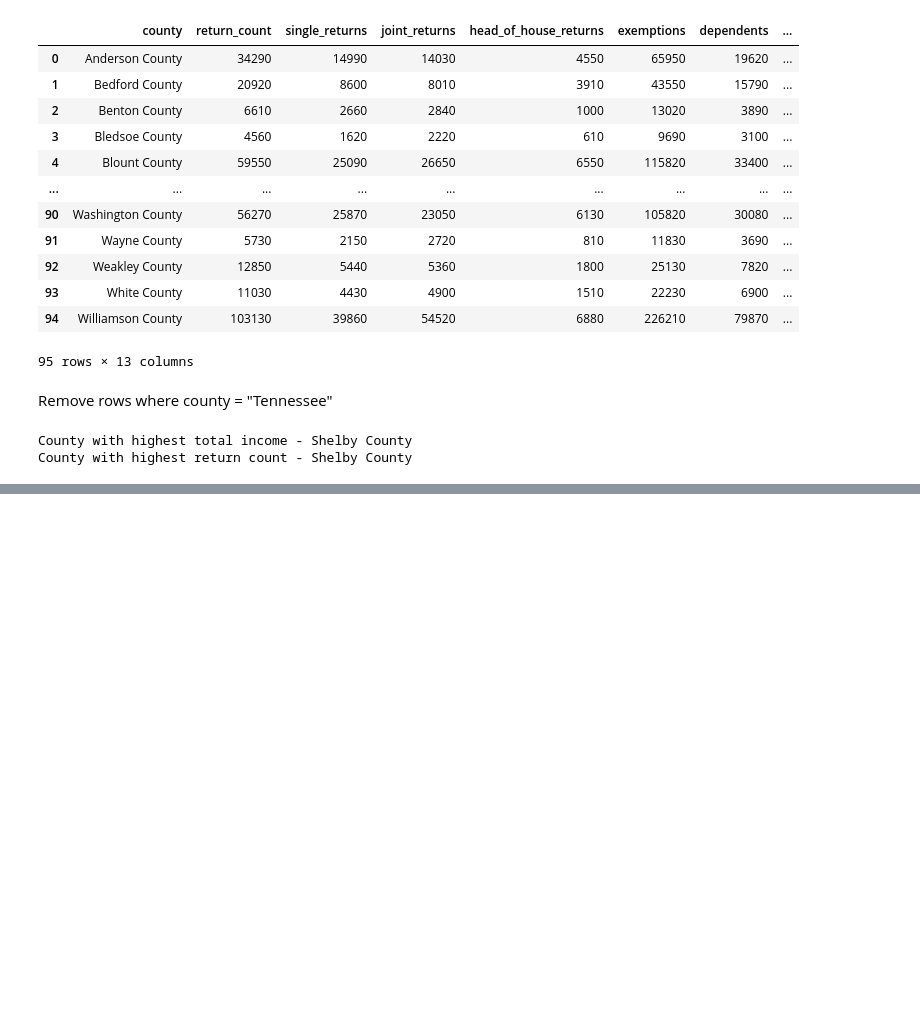
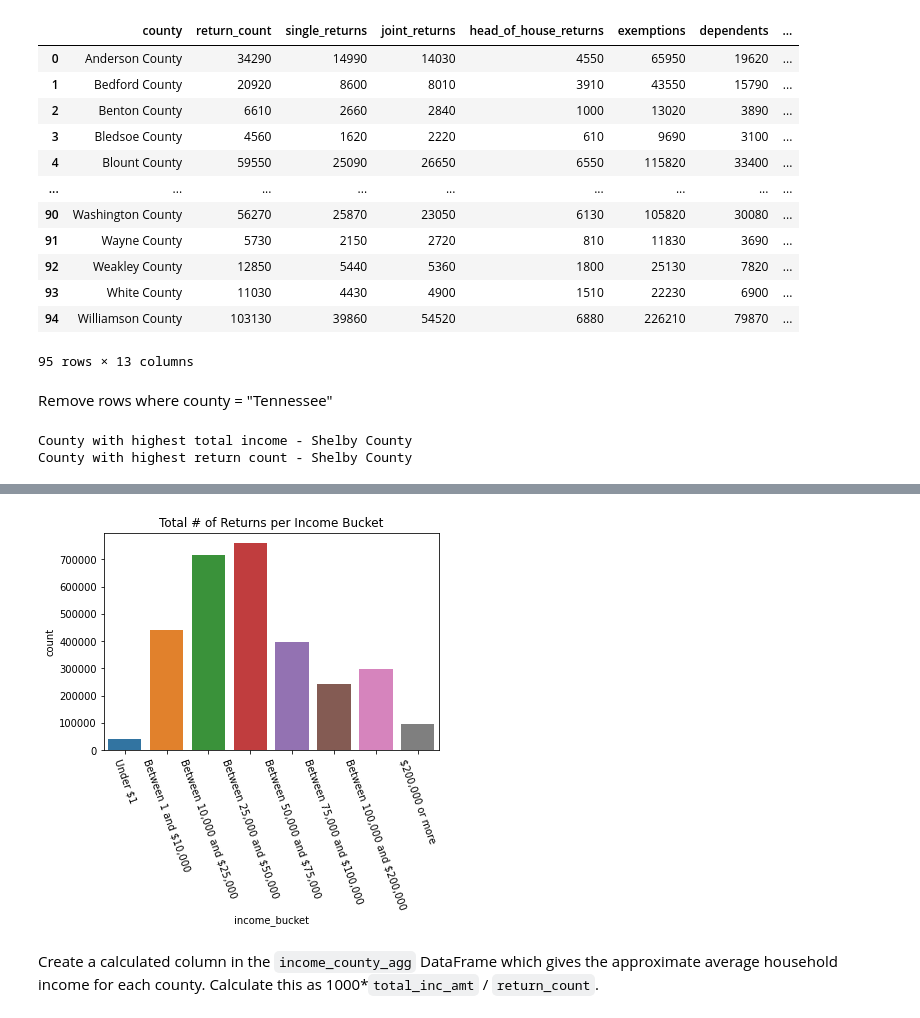
Before and after one commit to conradbn/data-science-essentials-3, a Jupyter notebook: notebooks/week_one_Assignment.ipynb, the cells around one changed output, grey strips where cells are left out. Cells and saved outputs as stored; diff of their text form; code cells hidden in the pictures; blank space fills up the shorter version.

```diff
--- a/notebooks/week_one_Assignment.ipynb
+++ b/notebooks/week_one_Assignment.ipynb
@@ -358,0 +387,10 @@ SyntaxError: invalid syntax (<ipython-input-37-e9bdd517e894>, line 1)
+# %%
+data = income_df_TN_red[income_df_TN_red.county == 'Tennessee']
+sns.barplot(x = 'income_bucket', y = 'return_count', data = data)
+plt.xticks(rotation = 290)
+plt.ylabel('count')
+plt.title('Total # of Returns per Income Bucket');
+# %% [output]
+[figure, added]
+# %% [markdown]
+Create a calculated column in the `income_county_agg` DataFrame which gives the approximate average household income for each county. Calculate this as 1000*`total_inc_amt` / `return_count`.
```
Also changed, not shown: parts of 17 cells of this notebook, 7 other files.
